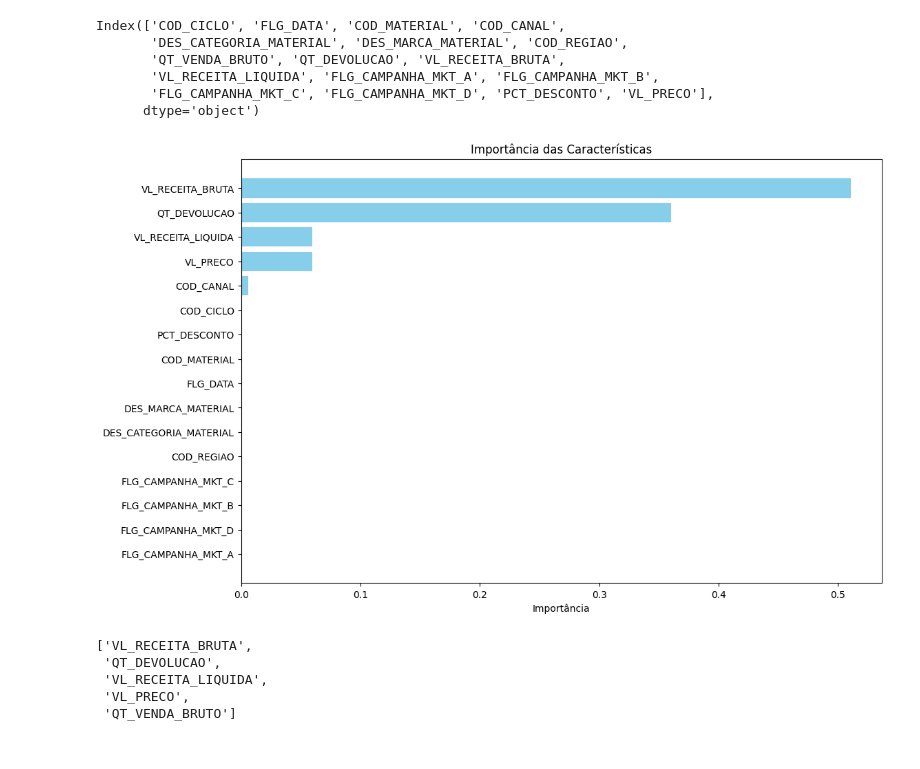
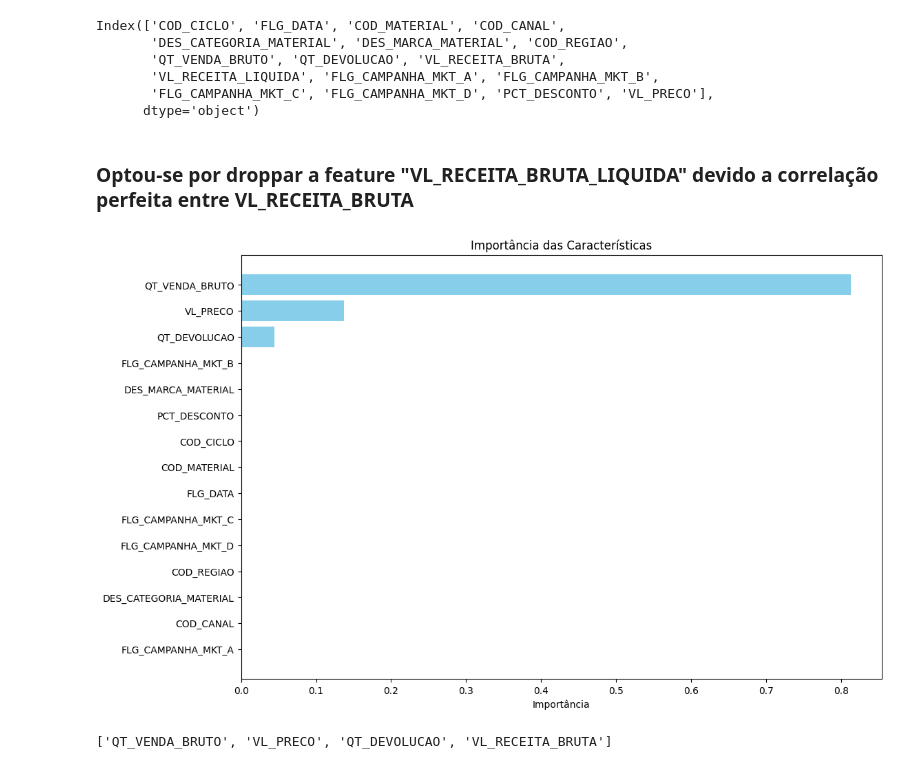
Before and after one commit to jpcunhadias/sales-prediction, a Jupyter notebook: notebooks/01-eda.ipynb, the cells around one changed output. Cells and saved outputs as stored; diff of their text form; code cells hidden in the pictures.

```diff
--- a/notebooks/01-eda.ipynb
+++ b/notebooks/01-eda.ipynb
@@ -702,45 +702,45 @@ Index(['COD_CICLO', 'FLG_DATA', 'COD_MATERIAL', 'COD_CANAL',
        'VL_RECEITA_LIQUIDA', 'FLG_CAMPANHA_MKT_A', 'FLG_CAMPANHA_MKT_B',
        'FLG_CAMPANHA_MKT_C', 'FLG_CAMPANHA_MKT_D', 'PCT_DESCONTO', 'VL_PRECO'],
       dtype='object')
+# %% [markdown]
+### Optou-se por droppar a feature "VL_RECEITA_BRUTA_LIQUIDA" devido a correlação perfeita entre VL_RECEITA_BRUTA
+# %%
+dataset.drop("VL_RECEITA_LIQUIDA", axis=1, inplace=True)
 # %%
 import pandas as pd
 import matplotlib.pyplot as plt
 from sklearn.ensemble import RandomForestRegressor
 from sklearn.model_selection import train_test_split
 
 # Separar características e variável alvo (vendas - sell-out)
-target = "QT_VENDA_BRUTO"
+target = "VL_RECEITA_BRUTA"
 X = dataset.drop(target, axis=1)
 y = dataset[target]
 
 X_train, X_test, y_train, y_test = train_test_split(
     X, y, test_size=0.2, random_state=42
 )
 
 
 # Ajustar um modelo Random Forest
 model = RandomForestRegressor()
 model.fit(X_train, y_train)
 
 # Obter as importâncias das características
 importance = pd.Series(model.feature_importances_, index=X.columns)
 importance = importance.sort_values(ascending=False)
 
 # Plotar a importância das características
 plt.figure(figsize=(12, 8))
 plt.barh(importance.index, importance.values, color="skyblue")
 plt.xlabel("Importância")
 plt.title("Importância das Características")
 plt.gca().invert_yaxis()  # Inverter o eixo y para ter as características mais importantes no topo
 plt.show()
 # %% [output]
-[figure, old version]
+[figure, new version]
 # %%
-list(importance.head(4).keys()) + [target]
+list(importance.head(3).keys()) + [target]
 # %% [output]
-['VL_RECEITA_BRUTA',
- 'QT_DEVOLUCAO',
- 'VL_RECEITA_LIQUIDA',
- 'VL_PRECO',
- 'QT_VENDA_BRUTO']
+['QT_VENDA_BRUTO', 'VL_PRECO', 'QT_DEVOLUCAO', 'VL_RECEITA_BRUTA']
 # %%
```
Also changed, not shown: parts of 3 cells of this notebook, 2 other files.
